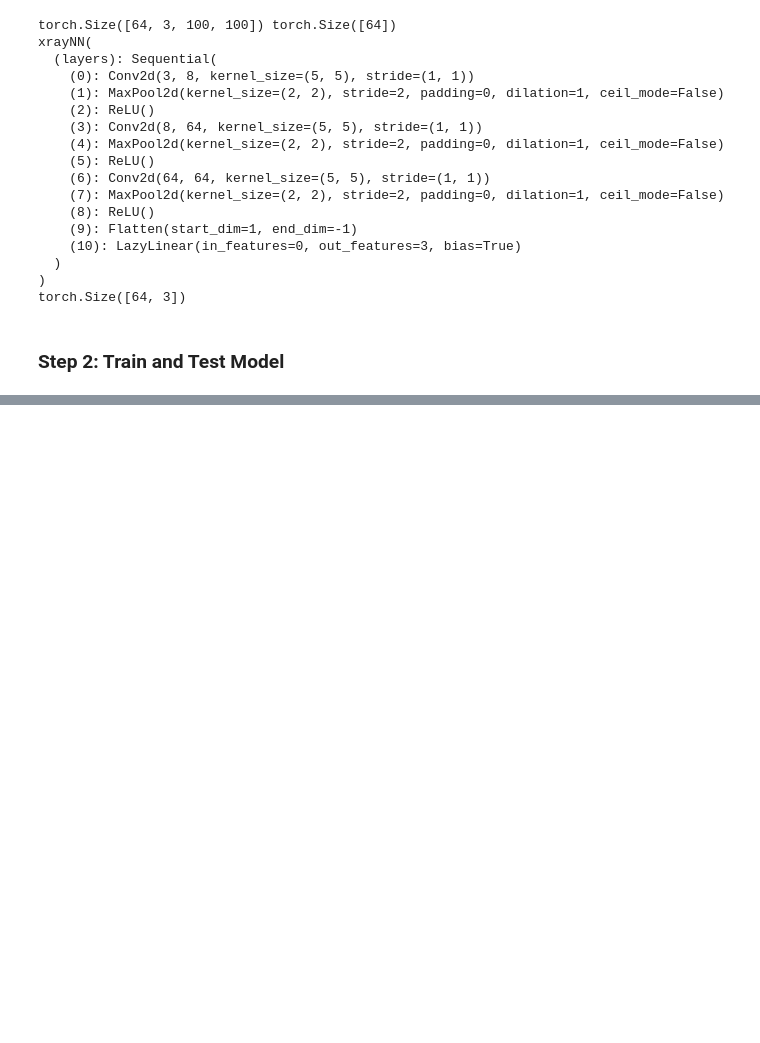
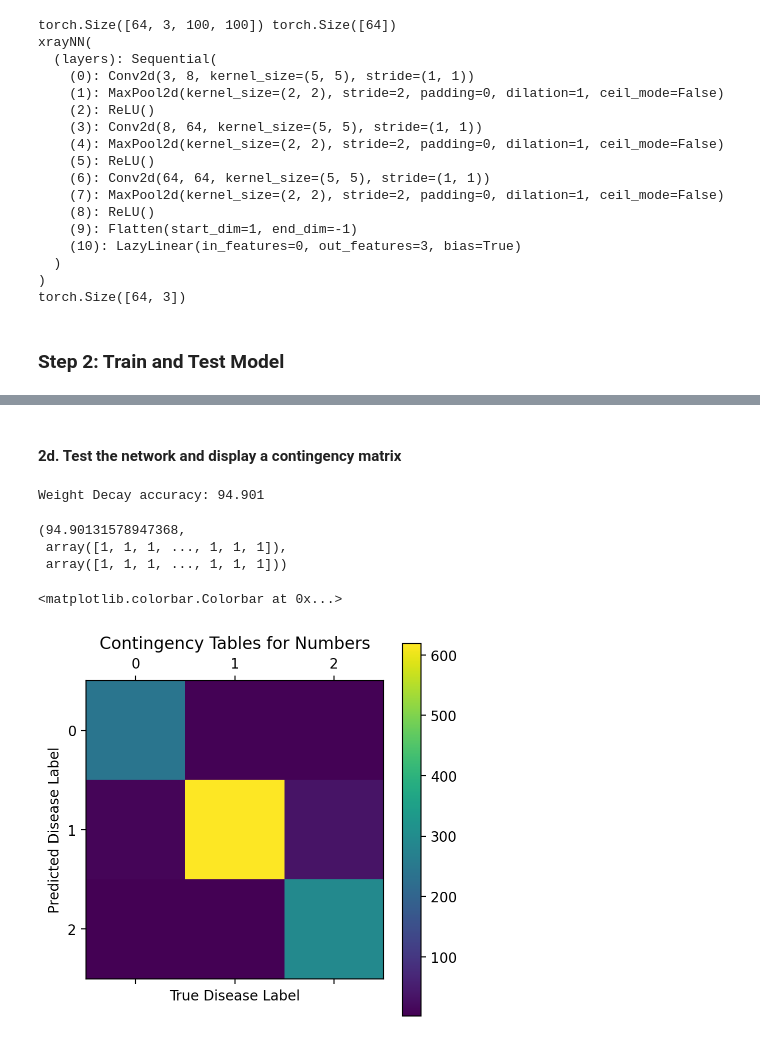
Before and after one commit to AllenJue/Image-Classification-CNN, a Jupyter notebook: Image Classification.ipynb, the cells around one changed output, grey strips where cells are left out. Saved outputs shown, nothing was run; the diff lists cells and outputs as text; code cells hidden in the pictures; blank space fills up the shorter version.

```diff
--- a/Image Classification.ipynb
+++ b/Image Classification.ipynb
@@ -317,0 +353,38 @@ EPOCH 9
+# %% [markdown]
+#### 2d. Test the network and display a contingency matrix
+# %%
+test_network(reload, torch_test_images, torch_test_labels, "Weight Decay")
+# %% [output]
+Weight Decay accuracy: 94.901
+(94.90131578947368,
+ array([1, 1, 1, ..., 1, 1, 1]),
+ array([1, 1, 1, ..., 1, 1, 1]))
+# %%
+all_preds = []
+all_targets = []
+
+# get predictions for each test example. you can use same methods as `test` function, above
+total = 0
+with torch.no_grad():
+    for batch_images, batch_labels in batch_generator(torch_test_images, torch_test_labels, batch_size):
+        outputs = model(batch_images)
+         # get predicted class label for each test example.
+        predicted = torch.tensor([np.argmax(output) for output in outputs])
+        all_targets.append(batch_labels)
+        all_preds.append(predicted)
+
+# create contingency table
+#
+contingency = np.zeros((3, 3))
+for i in range(len(all_preds)):
+    for j in range(len(all_preds[i])):
+        contingency[all_preds[i][j]][all_targets[i][j]] += 1
+
+plt.matshow(contingency)
+plt.title("Contingency Tables for Numbers")
+plt.xlabel("True Disease Label")
+plt.ylabel("Predicted Disease Label")
+plt.colorbar()
+# %% [output]
+<matplotlib.colorbar.Colorbar at 0x...>
+[figure, added]
```
Also changed, not shown: parts of 12 cells of this notebook, 1 other file.
